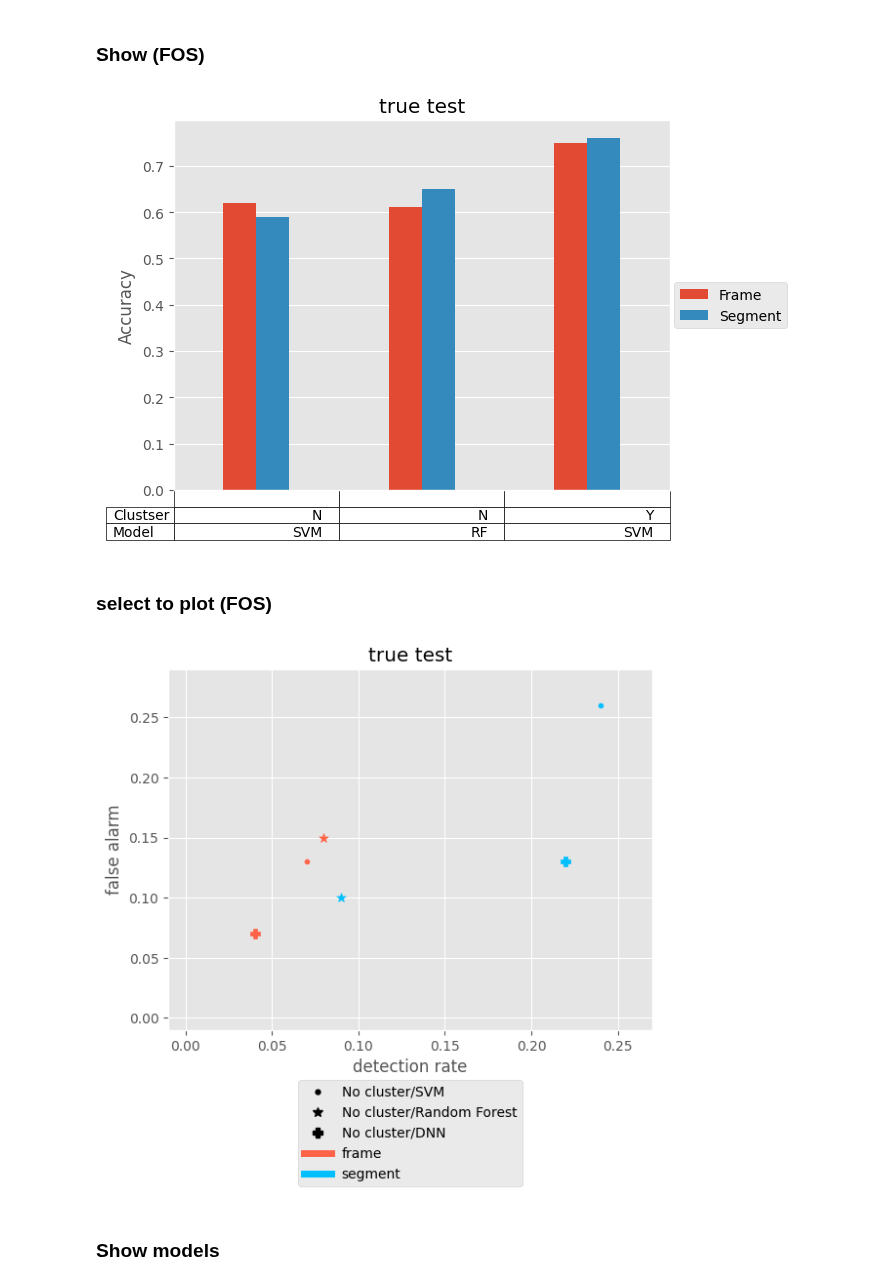
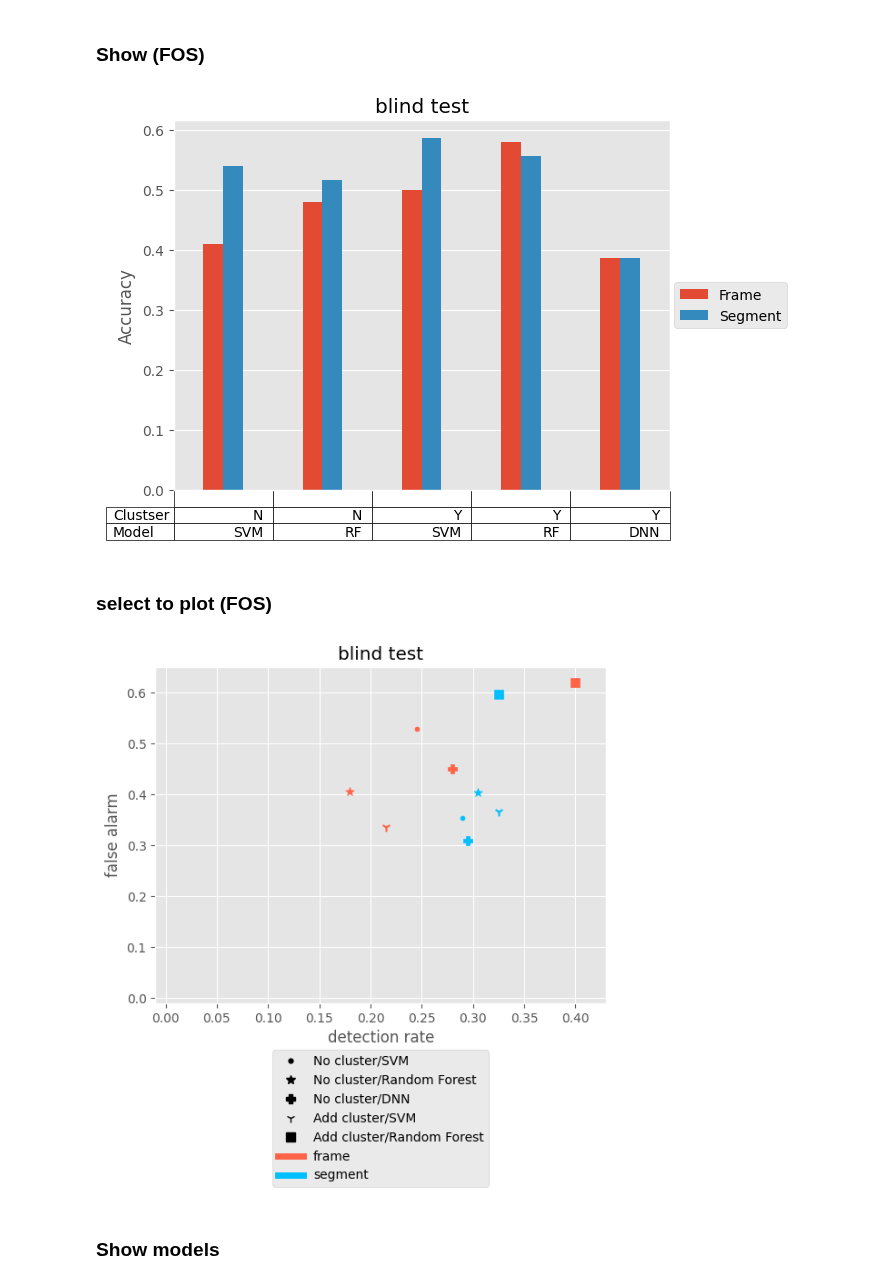
Before and after one commit to IS-Howard/final, a Jupyter notebook: result_ananlysis2.ipynb, the cells around one changed output. Saved outputs shown, nothing was run; the diff lists cells and outputs as text; code cells hidden in the pictures.

Commit message:
result analysis for 55

```diff
--- a/result_ananlysis2.ipynb
+++ b/result_ananlysis2.ipynb
@@ -7,7 +7,7 @@ import matplotlib.cm as cm
 import os
 plt.style.use('ggplot')
 # %%
-save_root = '../final_data/analysis_plot3/'
+save_root = '../final_data/analysis_plot/'
 if not os.path.isdir(save_root):
     os.makedirs(save_root)
 # %%
@@ -100,16 +117,22 @@ df3 = df2
+# %%
+for i in range(len(df3.index)):
+    if df3.iloc[i,0].find('cwt')!=-1:
+        tmp = df3.iloc[i,0]
+        df3.iloc[i,0] = tmp.replace('bs','')
 # %% [markdown]
 ### Show (cluster,cwt,window)
 # %%
 # compare
 compare = 3 # 0 cluster, 2 cwt, 3 window
-i = 2  # tr te tt
-sel = [4,7,9,12,11]
+i = 1 # test blindtest
+s = 0  # acc fa dr
+sel = [0,2,3,7,13]
 # axes
 axes = ['Accuracy', 'False Alerm', 'Detection Rate']
 axess = ['ACC','FA','DR']
 # subplots
-cols = [['tracc','trfa','trdr'],['teacc','tefa','tedr'],['tteacc','ttefa','ttedr']]
-subtitles = ['train','test','true test']
+cols = [['teacc','tefa','tedr'],['tteacc','ttefa','ttedr']]
+subtitles = ['test','blind test']
 # select exp
 compares = [
     ['N','Y'],
@@ -141,7 +164,7 @@ cmp_titles = [
 ]
 cmp = compares[compare]
 
-s = 0  # acc fa dr
+# acc fa dr
 # for s in range(3):
 dt = cols[i]
 y = []
@@ -207,15 +230,15 @@ plt.savefig(save_root+cmp_titles[compare]+'_'+axess[s]+'_'+str(i+1)+'.png', bbox
 # %%
 # compare
 compare = 3 # 0 cluster, 2 cwt, 3 window
-sel = [4,7,9,12,11]
-i = 2 # tr te tt
+sel = [0,2,3,7,13]
+i = 0 # te tt
 
 # axes
 axes = ['Accuracy', 'False Alerm', 'Detection Rate']
 axess = ['ACC','FA','DR']
 # subplots
-cols = [['tracc','trfa','trdr'],['teacc','tefa','tedr'],['tteacc','ttefa','ttedr']]
-subtitles = ['train','test','true test']
+cols = [['teacc','tefa','tedr'],['tteacc','ttefa','ttedr']]
+subtitles = ['test','blind test']
 # select exp
 compares = [
     ['N','Y'],
@@ -277,7 +300,7 @@ if sel:
 colors = ['tomato','deepskyblue']
 markers = ['.','*','P','1','s']
 for cc in range(2):
-    for ss in range(5):
+    for ss in range(len(sel)):
         # c=ntocls(names[cc][ss])
         # leg = clstolegend(c)
         # plt.scatter(x[cc][ss],y[cc][ss], color=colors[cc], marker=markers[ss], s=50, label=leg)
@@ -290,7 +313,7 @@ plt.ylim(-0.01,np.max(y)+0.03)
 plt.ylabel('false alarm')
 # plt.legend(loc='upper center', bbox_to_anchor=(0.5,-0.12), fancybox=True)
 legs = []
-for v in range(5):
+for v in range(len(sel)):
     c=ntocls(names[0][v])
     leg = clstolegend(c, compare)
     legs.append(Line2D([], [], color='black', marker=markers[v], linestyle='None', markersize=7, label=leg))
@@ -304,15 +327,16 @@ plt.savefig(save_root+cmp_titles[compare]+'_'+'FA&DR'+'_'+str(i+1)+'.png', bbox_
 # %% [markdown]
 ### Show (FOS)
 # %%
-i = 2 # tr te tt
-sel = [0,1,3]
+i = 1 # tr te tt
+s = 0
+sel = [0,1,3,4,5]
 
 # axes
 axes = ['Accuracy', 'False Alerm', 'Detection Rate']
 axess = ['ACC','FA','DR']
 # subplots
-cols = [['tracc','trfa','trdr'],['teacc','tefa','tedr'],['tteacc','ttefa','ttedr']]
-subtitles = ['train','test','true test']
+cols = [['teacc','tefa','tedr'],['tteacc','ttefa','ttedr']]
+subtitles = ['test','blind test']
 # select exp
 compares = ['frame','bsF']
 compares2 = [
@@ -336,7 +360,6 @@ for j, cmp in enumerate(compares):
             nidx[j].append(k)
 
 
-s = 0
 # for i in range(1,3):
 dt = cols[i]
 y = np.array([df3.iloc[nidx[0]][dt[s]], df3.iloc[nidx[1]][dt[s]]])
@@ -388,18 +411,18 @@ plt.table(cellText=cell,
 
 plt.savefig(save_root+'FOS'+'_'+axess[s]+'_'+str(i+1)+'.png', bbox_inches="tight")
 # %% [output]
-[figure, old version]
+[figure, new version]
 # %% [markdown]
 ### select to plot (FOS)
 # %%
-i = 2 # tr te tt
-sel = [0,1,3]
+i = 1 # tr te tt
+sel = [0,1,3,4,5]
 # axes
 axes = ['Accuracy', 'False Alerm', 'Detection Rate']
 axess = ['ACC','FA','DR']
 # subplots
-cols = [['tracc','trfa','trdr'],['teacc','tefa','tedr'],['tteacc','ttefa','ttedr']]
-subtitles = ['train','test','true test']
+cols = [['teacc','tefa','tedr'],['tteacc','ttefa','ttedr']]
+subtitles = ['test','blind test']
 # select exp
 compares = ['frame','bsF']
 compares2 = [
@@ -439,36 +462,36 @@ y = np.array(y)
 x = np.array(x)
 names = np.array(names)
 if sel:
     y = y[:,sel]
     x = x[:,sel]
 
 colors = ['tomato','deepskyblue']
 markers = ['.','*','P','1','s']
 for cc in range(2):
-    for ss in range(3):
+    for ss in range(len(sel)):
         # c=ntocls(names[cc][ss])
         # leg = clstolegend(c)
         # plt.scatter(x[cc][ss],y[cc][ss], color=colors[cc], marker=markers[ss], s=50, label=leg)
         plt.scatter(x[cc][ss],y[cc][ss], color=colors[cc], marker=markers[ss], s=50)
 
 plt.title(subtitles[i])
 plt.xlim(-0.01,np.max(x)+0.03)
 plt.xlabel('detection rate')
 plt.ylim(-0.01,np.max(y)+0.03)
 plt.ylabel('false alarm')
 # plt.legend(loc='upper center', bbox_to_anchor=(0.5,-0.12), fancybox=True)
 legs = []
-for v in range(3):
+for v in range(len(sel)):
     c=ntocls(names[0][v])
     leg = clstolegend(c, 1)
     legs.append(Line2D([], [], color='black', marker=markers[v], linestyle='None', markersize=7, label=leg))
 legs.append(Line2D([0], [0], color=colors[0], lw=5, label='frame'))
 legs.append(Line2D([0], [0], color=colors[1], lw=5, label='segment'))
 plt.legend(handles=legs, loc='upper center', bbox_to_anchor=(0.5,-0.12), fancybox=True)
 
 plt.savefig(save_root+'FOS'+'_'+'FA&DR'+'_'+str(i+1)+'.png', bbox_inches="tight")
 # %% [output]
-[figure, old version]
+[figure, new version]
 # %% [markdown]
 ### Show models
 # %%
```
Also changed, not shown: parts of 8 cells of this notebook, 1 other file.
